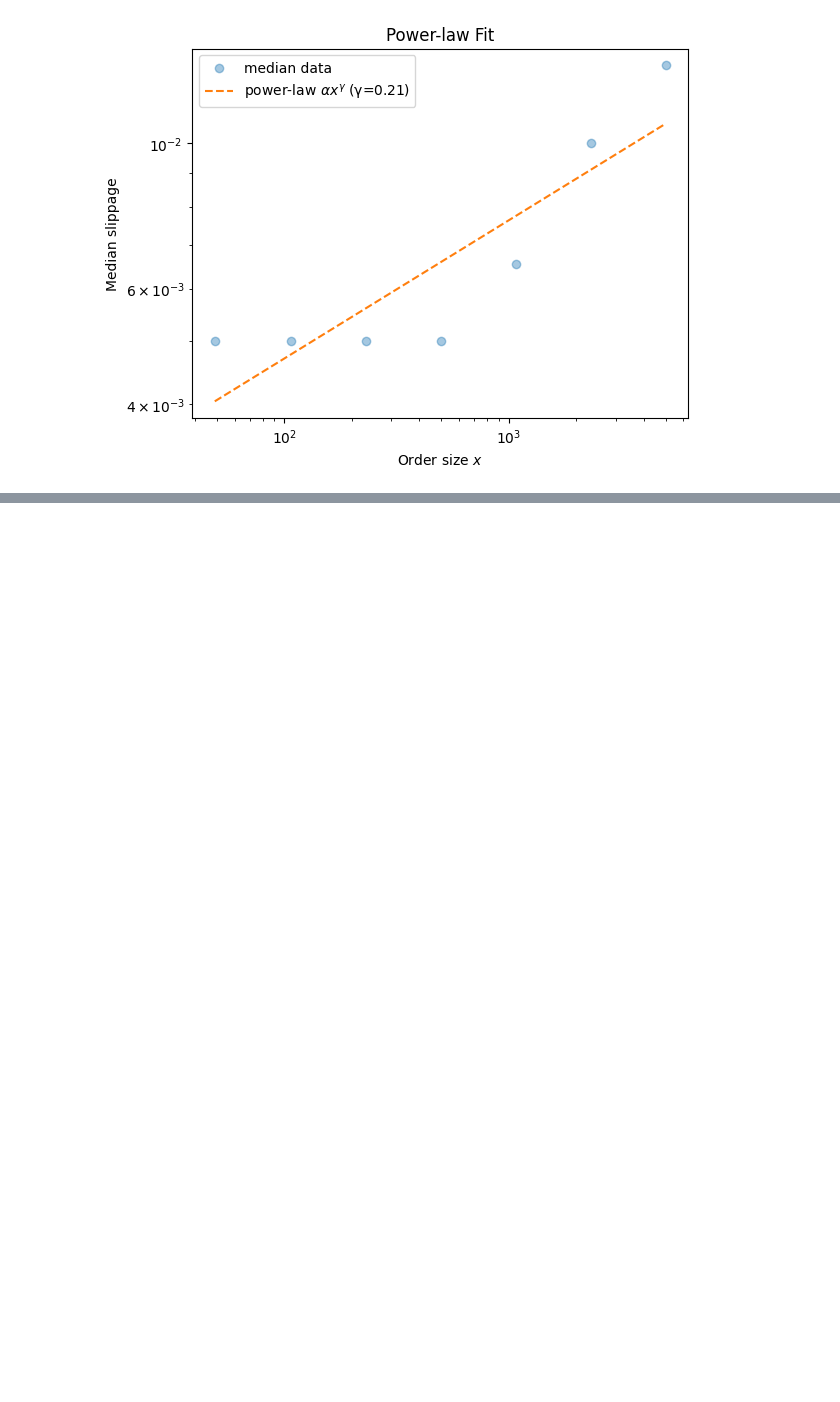
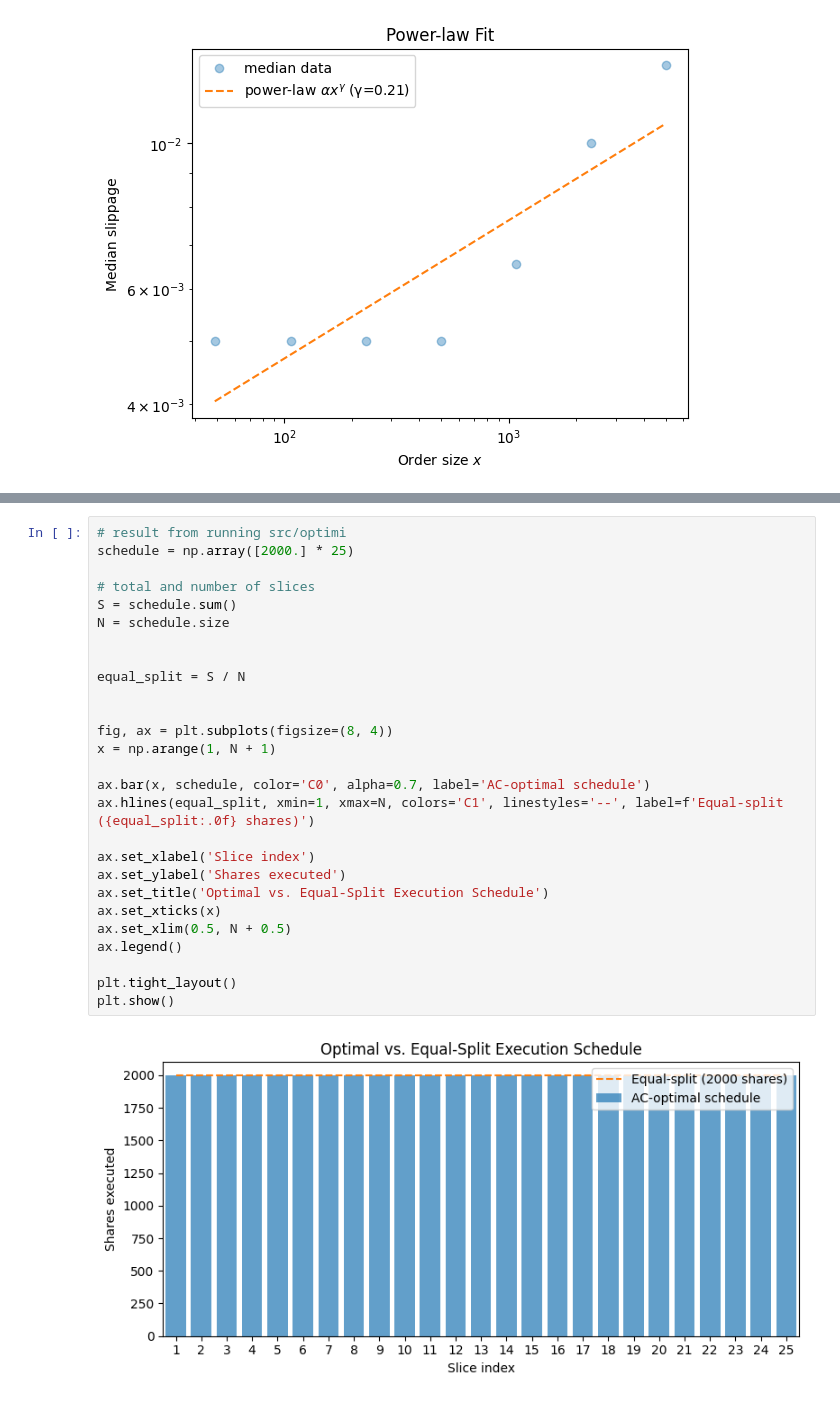
Before and after one commit to Chaim3ra/modeling-temp-impact, a Jupyter notebook: notebooks/impact_analysis.ipynb, the cells around one changed output, grey strips where cells are left out. Cells and saved outputs as stored; diff of their text form; blank space fills up the shorter version.

Commit message:
add: last bits of section 1, section 2
Completed writeup of modeling temporary impact and optimized order scheduling.

```diff
--- a/notebooks/Untitled.ipynb
+++ b/notebooks/impact_analysis.ipynb
@@ -223,0 +250,29 @@ plt.show()
+# %%
+# result from running src/optimi
+schedule = np.array([2000.] * 25)
+
+# total and number of slices
+S = schedule.sum()
+N = schedule.size
+
+
+equal_split = S / N
+
+
+fig, ax = plt.subplots(figsize=(8, 4))
+x = np.arange(1, N + 1)
+
+ax.bar(x, schedule, color='C0', alpha=0.7, label='AC‐optimal schedule')
+ax.hlines(equal_split, xmin=1, xmax=N, colors='C1', linestyles='--', label=f'Equal‐split ({equal_split:.0f} shares)')
+
+ax.set_xlabel('Slice index')
+ax.set_ylabel('Shares executed')
+ax.set_title('Optimal vs. Equal‐Split Execution Schedule')
+ax.set_xticks(x)
+ax.set_xlim(0.5, N + 0.5)
+ax.legend()
+
+plt.tight_layout()
+plt.show()
+# %% [output]
+[figure, added]
```
Also changed, not shown: parts of 4 cells of this notebook, 5 other files.
